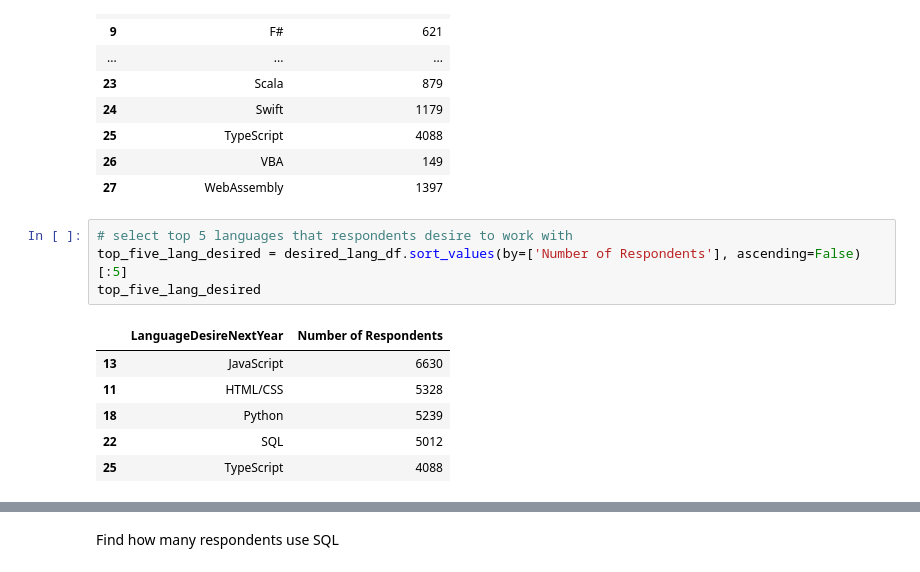
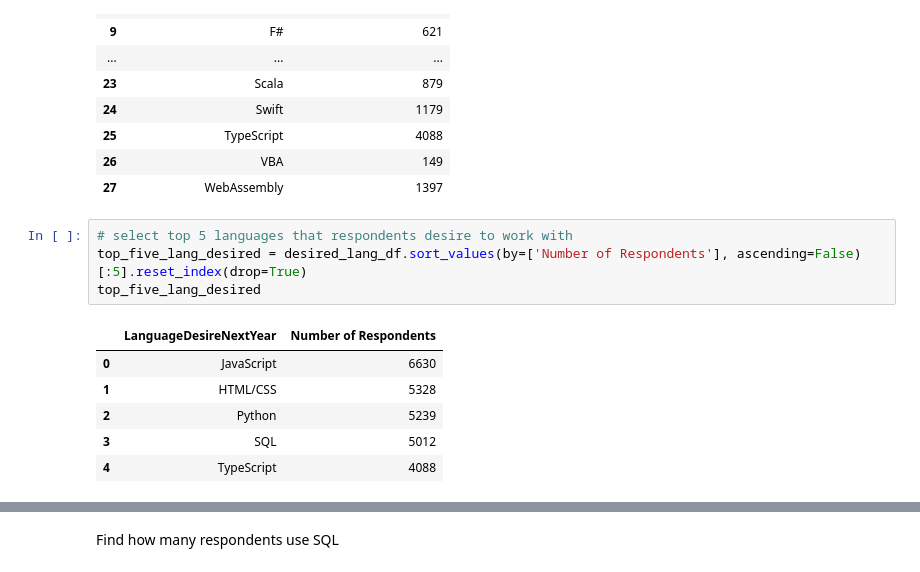
Before and after one commit to Andrew-Carlson/job_trends_analysis, a Jupyter notebook: data_visualization.ipynb, the cells around one changed output, grey strips where cells are left out. Drawn from its saved outputs; the diff is of its cells as text.

```diff
--- a/data_visualization.ipynb
+++ b/data_visualization.ipynb
@@ -362,12 +370,12 @@ desired_lang_df
 | 27 | WebAssembly | 1397 |
 # %%
 # select top 5 languages that respondents desire to work with
-top_five_lang_desired = desired_lang_df.sort_values(by=['Number of Respondents'], ascending=False)[:5]
+top_five_lang_desired = desired_lang_df.sort_values(by=['Number of Respondents'], ascending=False)[:5].reset_index(drop=True)
 top_five_lang_desired
 # %% [output]
 |  | LanguageDesireNextYear | Number of Respondents |
-| 13 | JavaScript | 6630 |
-| 11 | HTML/CSS | 5328 |
-| 18 | Python | 5239 |
-| 22 | SQL | 5012 |
-| 25 | TypeScript | 4088 |
+| 0 | JavaScript | 6630 |
+| 1 | HTML/CSS | 5328 |
+| 2 | Python | 5239 |
+| 3 | SQL | 5012 |
+| 4 | TypeScript | 4088 |
```
Also changed, not shown: parts of 11 cells of this notebook.
